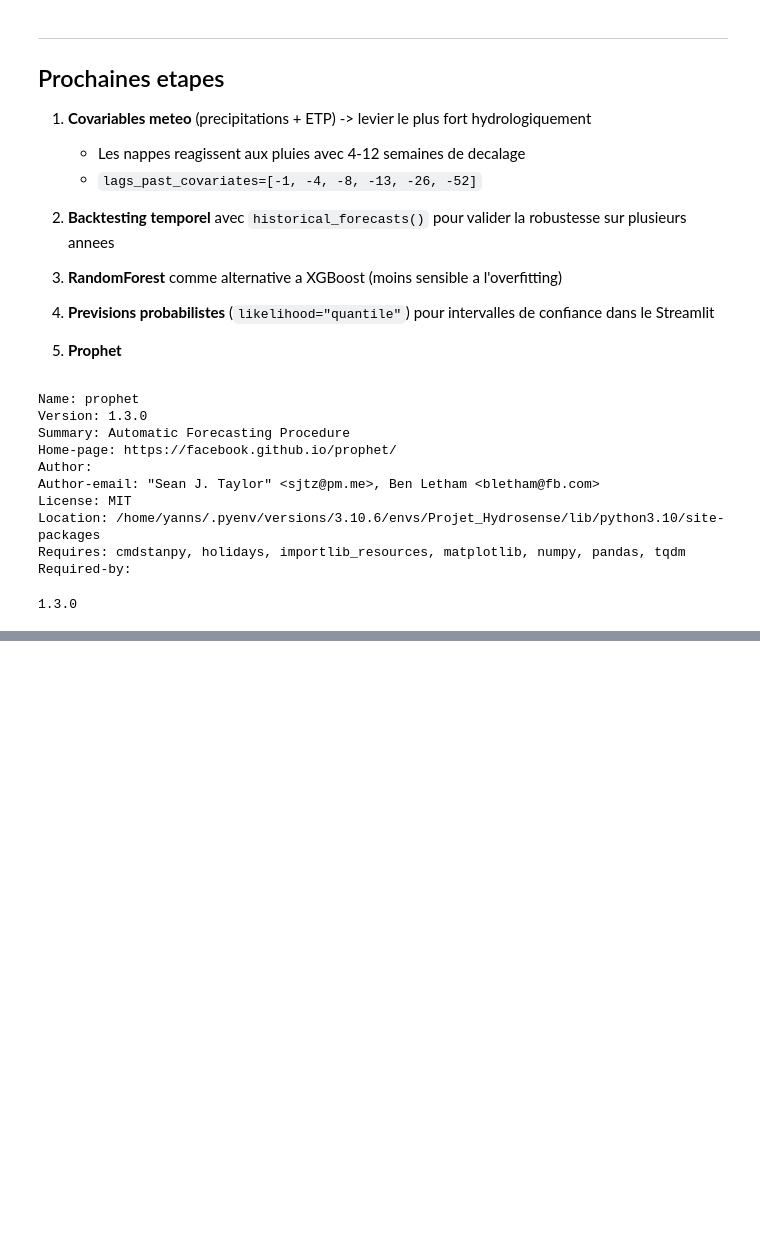
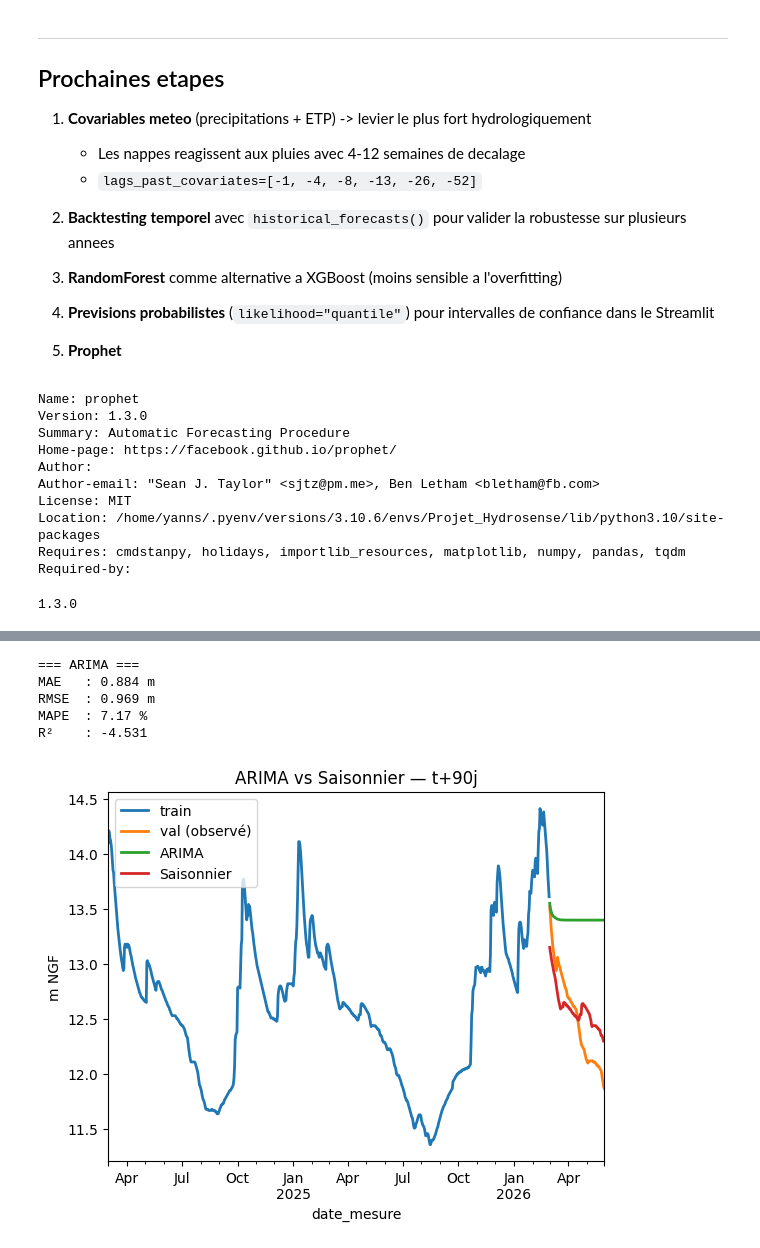
Before and after one commit to charourou/Projet_Hydrosense, a Jupyter notebook: notebooks/ml_darts_ys_annotated.ipynb, the cells around one changed output, grey strips where cells are left out. Drawn from its saved outputs; the diff is of its cells as text; code cells hidden in the pictures; blank space fills up the shorter version.

Commit message:
final push of my notebook of dart's ml exporation

```diff
--- a/notebooks/ml_darts_ys_annotated.ipynb
+++ b/notebooks/ml_darts_ys_annotated.ipynb
@@ -725,3 +725,32 @@ RMSE  : 0.413 m
 MAPE  : 2.96 %
 R²    : -0.006
 [figure]
+# %%
+# test ARIMA
+from darts.models import ARIMA
+
+model_arima = ARIMA()
+model_arima.fit(ts_train)
+pred_arima = model_arima.predict(90)
+
+print("=== ARIMA ===")
+print(f"MAE   : {mae(ts_val[:90], pred_arima):.3f} m")
+print(f"RMSE  : {rmse(ts_val[:90], pred_arima):.3f} m")
+print(f"MAPE  : {mape(ts_val[:90], pred_arima):.2f} %")
+print(f"R²    : {r2_score(ts_val[:90], pred_arima):.3f}")
+
+ts_train[-730:].plot(label="train")
+ts_val.plot(label="val (observé)")
+pred_arima.plot(label="ARIMA")
+pred_seasonal.plot(label="Saisonnier")
+plt.title("ARIMA vs Saisonnier — t+90j")
+plt.ylabel("m NGF")
+plt.legend()
+plt.show()
+# %% [output]
+=== ARIMA ===
+MAE   : 0.884 m
+RMSE  : 0.969 m
+MAPE  : 7.17 %
+R²    : -4.531
+[figure, added]
```
Also changed, not shown: parts of 5 cells of this notebook.
